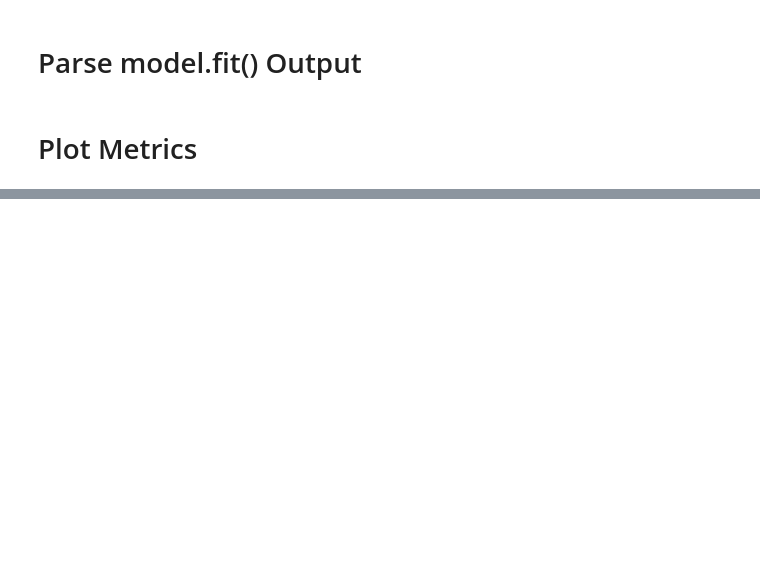
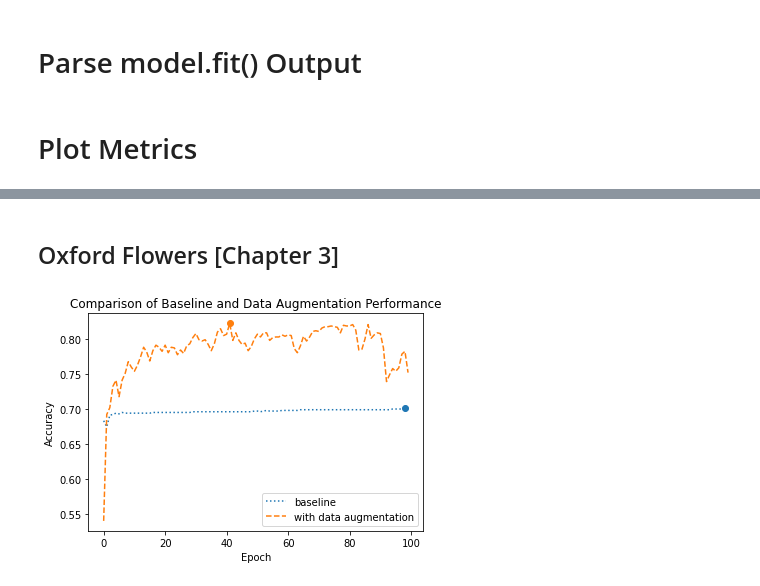
Before and after one commit to NareshPS/doi-ml, a Jupyter notebook: logistics/Scripts.ipynb, the cells around one changed output, grey strips where cells are left out. Drawn from its saved outputs; the diff is of its cells as text; code cells hidden in the pictures; blank space fills up the shorter version.

```diff
--- a/logistics/Scripts.ipynb
+++ b/logistics/Scripts.ipynb
@@ -62,0 +236,33 @@ plt.show()
+# %% [markdown]
+## Oxford Flowers [Chapter 3]
+# %%
+def plot(data, ax=None, style=None, label=None, linestyle=None, mark='max'):
+    def mark_fn():
+        markx = np.argmax(data) if mark == 'max' else np.argmin(data)
+        marky = max(data) if mark == 'max' else min(data)
+        ax.scatter(markx, marky, zorder=2)
+
+
+    ax = ax or plt.gca()
+    style = style or '-'
+    label = label or ''
+    ax.plot(data, label=label, linestyle=linestyle) if linestyle else ax.plot(data, style, label=label)
+
+    mark_fn() if mark else None
+
+baseline = [0.683300,0.674500,0.691200,0.692200,0.694100,0.693100,0.695100,0.694100,0.694100,0.694100,0.694100,0.694100,0.694100,0.694100,0.694100,0.694100,0.695100,0.695100,0.695100,0.695100,0.695100,0.695100,0.695100,0.695100,0.695100,0.695100,0.695100,0.695100,0.695100,0.696100,0.696100,0.696100,0.696100,0.696100,0.696100,0.696100,0.696100,0.696100,0.696100,0.696100,0.696100,0.696100,0.696100,0.696100,0.696100,0.696100,0.696100,0.696100,0.696100,0.697100,0.697100,0.696100,0.697100,0.698000,0.697100,0.697100,0.697100,0.697100,0.698000,0.698000,0.698000,0.698000,0.698000,0.698000,0.699000,0.699000,0.699000,0.699000,0.699000,0.699000,0.699000,0.699000,0.699000,0.699000,0.699000,0.699000,0.699000,0.699000,0.699000,0.699000,0.699000,0.699000,0.699000,0.699000,0.699000,0.699000,0.699000,0.699000,0.699000,0.699000,0.699000,0.699000,0.699000,0.699000,0.700000,0.700000,0.700000,0.700000,0.701000,0.701000,]
+augmented = [0.540200,0.692200,0.702000,0.732400,0.741200,0.717600,0.741200,0.751000,0.767600,0.759800,0.753900,0.762700,0.774500,0.788200,0.781400,0.768600,0.783300,0.791200,0.788200,0.782400,0.791200,0.780400,0.788200,0.787300,0.777500,0.784300,0.779400,0.790200,0.793100,0.802000,0.807800,0.799000,0.797100,0.799000,0.792200,0.783300,0.793100,0.809800,0.814700,0.804900,0.806900,0.822500,0.798000,0.808800,0.798000,0.792200,0.794100,0.783300,0.789200,0.800000,0.806900,0.802900,0.808800,0.808800,0.798000,0.802000,0.802900,0.802900,0.805900,0.803900,0.805900,0.804900,0.786300,0.780400,0.790200,0.803900,0.797100,0.802900,0.810800,0.811800,0.810800,0.815700,0.817600,0.817600,0.818600,0.817600,0.816700,0.808800,0.819600,0.818600,0.818600,0.820600,0.812700,0.784300,0.785300,0.800000,0.820600,0.801000,0.805900,0.808800,0.807800,0.787300,0.739200,0.749000,0.757800,0.753900,0.758800,0.778400,0.782400,0.752000,]
+
+plot(baseline, label='baseline', linestyle='dotted')
+plot(augmented, label='with data augmentation', style='--')
+
+axes = plt.gca()
+axes.set_xlabel('Epoch')
+axes.set_ylabel('Accuracy')
+axes.set_title('Comparison of Baseline and Data Augmentation Performance')
+
+
+axes.legend()
+plt.show()
+# %% [output]
+[figure, added]
```
Also changed, not shown: parts of 9 cells of this notebook, 2 other files.
